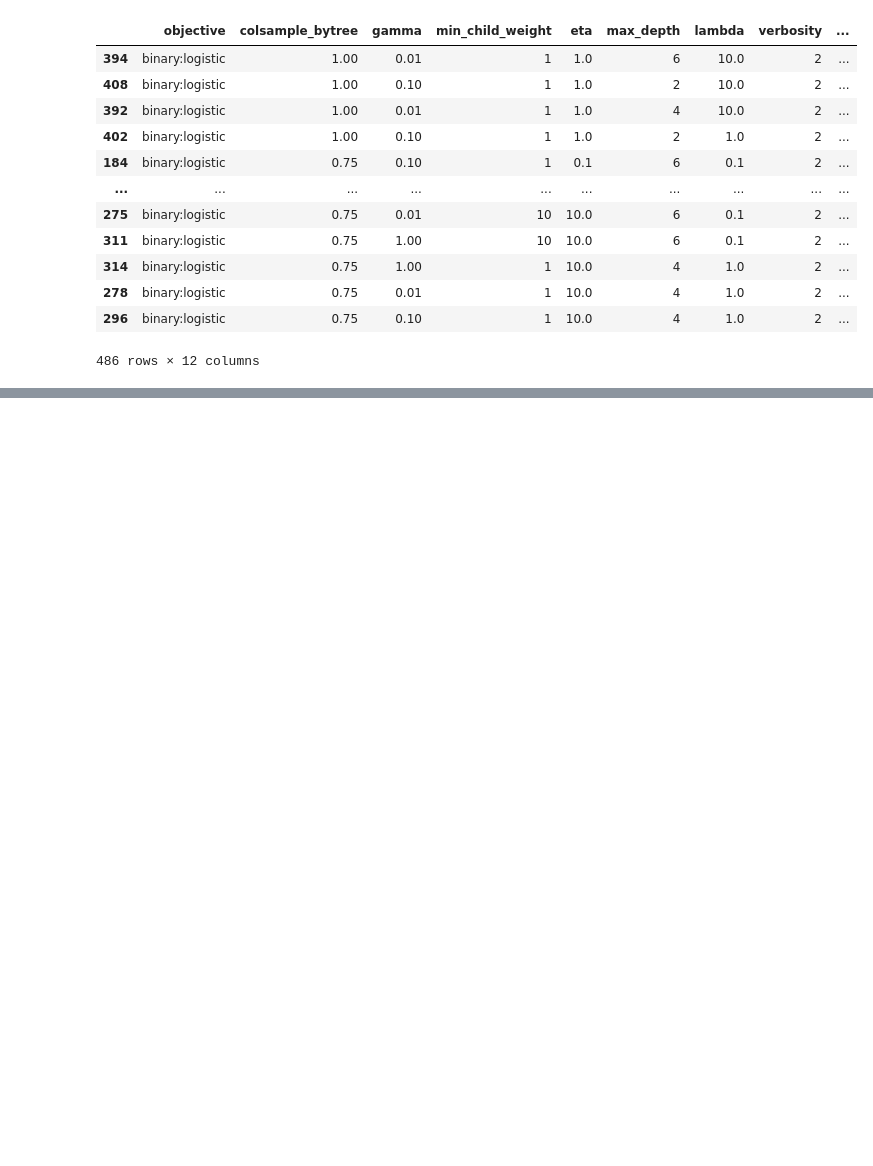
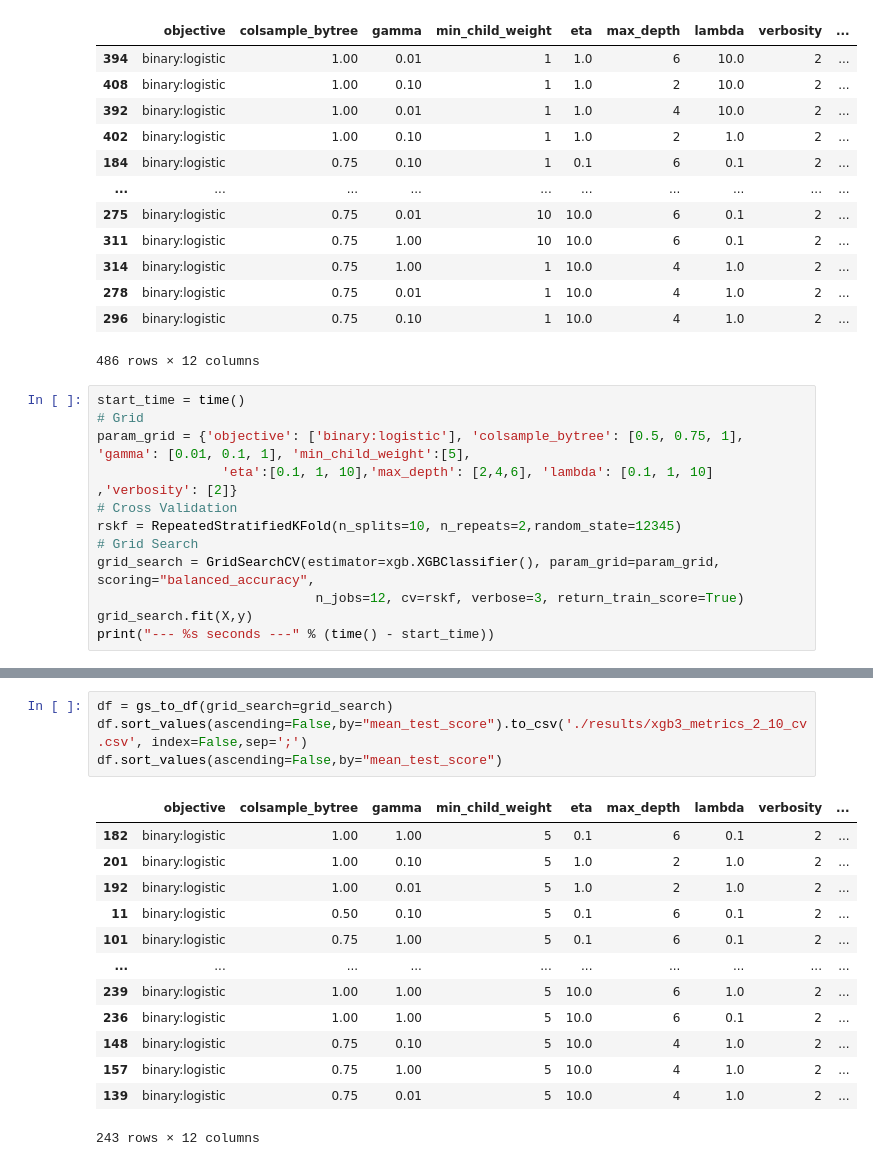
Before and after one commit to jtbandurski/ML-1-Project, a Jupyter notebook: classification/xgboost.ipynb, the cells around one changed output, grey strips where cells are left out. Cells and saved outputs as stored; diff of their text form; blank space fills up the shorter version.

```diff
--- a/classification/xgboost.ipynb
+++ b/classification/xgboost.ipynb
@@ -214,3 +216,15 @@ df.sort_values(ascending=False,by="mean_test_score")
 | 278 | binary:logistic | 0.75 | 0.01 | 1 | 10.0 | 4 | 1.0 | 2 | ... |
 | 296 | binary:logistic | 0.75 | 0.10 | 1 | 10.0 | 4 | 1.0 | 2 | ... |
 486 rows × 12 columns
+# %%
+start_time = time()
+# Grid
+param_grid = {'objective': ['binary:logistic'], 'colsample_bytree': [0.5, 0.75, 1], 'gamma': [0.01, 0.1, 1], 'min_child_weight':[5],
+                'eta':[0.1, 1, 10],'max_depth': [2,4,6], 'lambda': [0.1, 1, 10] ,'verbosity': [2]}
+# Cross Validation
+rskf = RepeatedStratifiedKFold(n_splits=10, n_repeats=2,random_state=12345)
+# Grid Search
+grid_search = GridSearchCV(estimator=xgb.XGBClassifier(), param_grid=param_grid, scoring="balanced_accuracy",
+                            n_jobs=12, cv=rskf, verbose=3, return_train_score=True)
+grid_search.fit(X,y)
+print("--- %s seconds ---" % (time() - start_time))
@@ -216,0 +249,18 @@ df.sort_values(ascending=False,by="mean_test_score")
+# %%
+df = gs_to_df(grid_search=grid_search)
+df.sort_values(ascending=False,by="mean_test_score").to_csv('./results/xgb3_metrics_2_10_cv.csv', index=False,sep=';')
+df.sort_values(ascending=False,by="mean_test_score")
+# %% [output]
+|  | objective | colsample_bytree | gamma | min_child_weight | eta | max_depth | lambda | verbosity | ... |
+| 182 | binary:logistic | 1.00 | 1.00 | 5 | 0.1 | 6 | 0.1 | 2 | ... |
+| 201 | binary:logistic | 1.00 | 0.10 | 5 | 1.0 | 2 | 1.0 | 2 | ... |
+| 192 | binary:logistic | 1.00 | 0.01 | 5 | 1.0 | 2 | 1.0 | 2 | ... |
+| 11 | binary:logistic | 0.50 | 0.10 | 5 | 0.1 | 6 | 0.1 | 2 | ... |
+| 101 | binary:logistic | 0.75 | 1.00 | 5 | 0.1 | 6 | 0.1 | 2 | ... |
+| ... | ... | ... | ... | ... | ... | ... | ... | ... | ... |
+| 239 | binary:logistic | 1.00 | 1.00 | 5 | 10.0 | 6 | 1.0 | 2 | ... |
+| 236 | binary:logistic | 1.00 | 1.00 | 5 | 10.0 | 6 | 0.1 | 2 | ... |
+| 148 | binary:logistic | 0.75 | 0.10 | 5 | 10.0 | 4 | 1.0 | 2 | ... |
+| 157 | binary:logistic | 0.75 | 1.00 | 5 | 10.0 | 4 | 1.0 | 2 | ... |
+| 139 | binary:logistic | 0.75 | 0.01 | 5 | 10.0 | 4 | 1.0 | 2 | ... |
+243 rows × 12 columns
```
Also changed, not shown: parts of 5 cells of this notebook, 1 other file.
